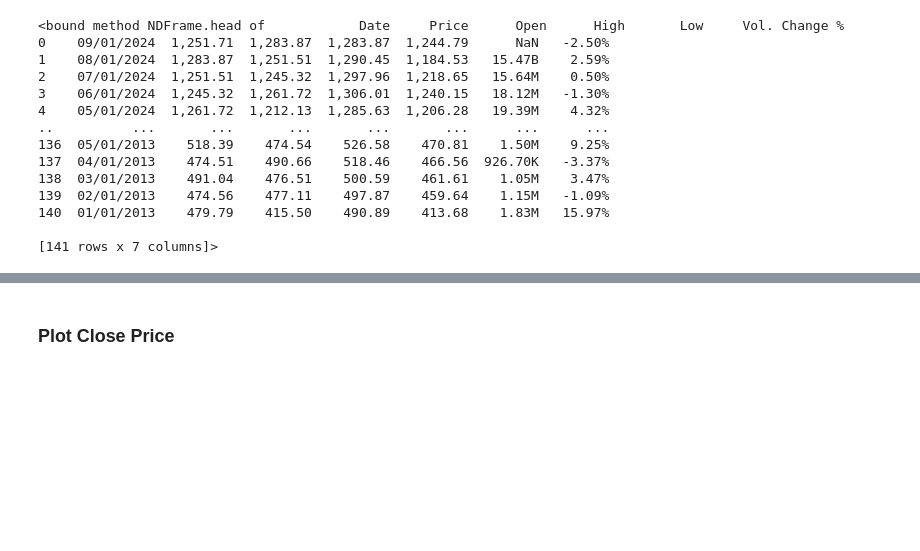
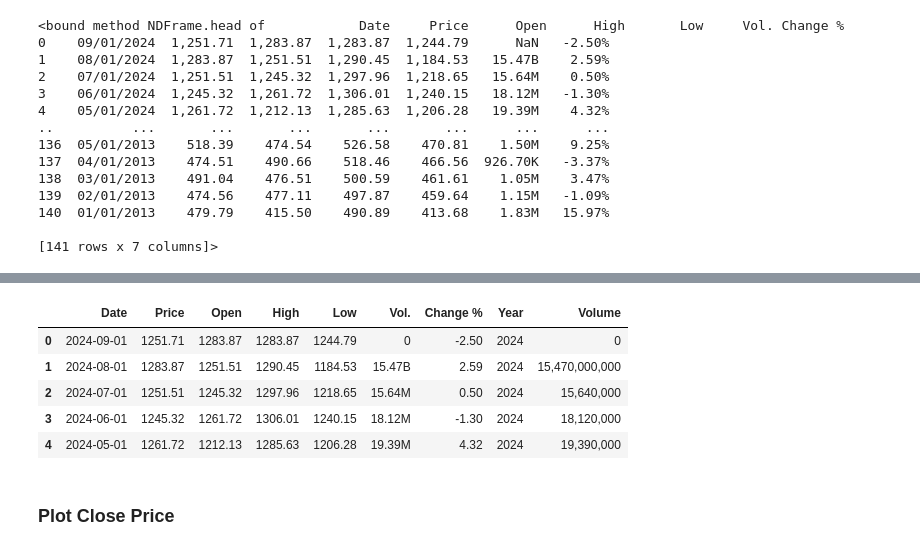
Before and after one commit to huybui08/VN-Index, a Jupyter notebook: Project/Data preprocessing/Visualize/Data_visualize_VN_Index.ipynb, the cells around one changed output, grey strips where cells are left out. Cells and saved outputs as stored; diff of their text form; code cells hidden in the pictures; blank space fills up the shorter version.

```diff
--- a/Project/Data preprocessing/Visualize/Data_visualize_VN_Index.ipynb
+++ b/Project/Data preprocessing/Visualize/Data_visualize_VN_Index.ipynb
@@ -41,3 +49,22 @@ df.head()
+# %%
+df['Date']=pd.to_datetime(df['Date'])
+df['Year'] = df['Date'].dt.year
+#df=df.set_index('Date')
+df['Price'] = df['Price'].str.replace(',', '').astype(float)
+df['Open'] = df['Open'].str.replace(',', '').astype(float)
+df['High'] = df['High'].str.replace(',', '').astype(float)
+df['Low'] = df['Low'].str.replace(',', '').astype(float)
+df['Change %'] = df['Change %'].str.replace('%', '').astype(float)
+df['Volume'] = df['Vol.'].replace({'B': '*1e9', 'M': '*1e6', 'K':'*1e3'}, regex=True).map(pd.eval).astype(float)
+df['Volume'] = df['Volume'].apply(lambda x: f"{x:,.0f}")  # Định dạng số với dấu phẩy
+df.head()
+# %% [output]
+|  | Date | Price | Open | High | Low | Vol. | Change % | Year | Volume |
+| 0 | 2024-09-01 | 1251.71 | 1283.87 | 1283.87 | 1244.79 | 0 | -2.50 | 2024 | 0 |
+| 1 | 2024-08-01 | 1283.87 | 1251.51 | 1290.45 | 1184.53 | 15.47B | 2.59 | 2024 | 15,470,000,000 |
+| 2 | 2024-07-01 | 1251.51 | 1245.32 | 1297.96 | 1218.65 | 15.64M | 0.50 | 2024 | 15,640,000 |
+| 3 | 2024-06-01 | 1245.32 | 1261.72 | 1306.01 | 1240.15 | 18.12M | -1.30 | 2024 | 18,120,000 |
+| 4 | 2024-05-01 | 1261.72 | 1212.13 | 1285.63 | 1206.28 | 19.39M | 4.32 | 2024 | 19,390,000 |
 # %% [markdown]
 ### Plot Close Price
 # %%
```
Also changed, not shown: parts of 16 cells of this notebook, 3 other files.
